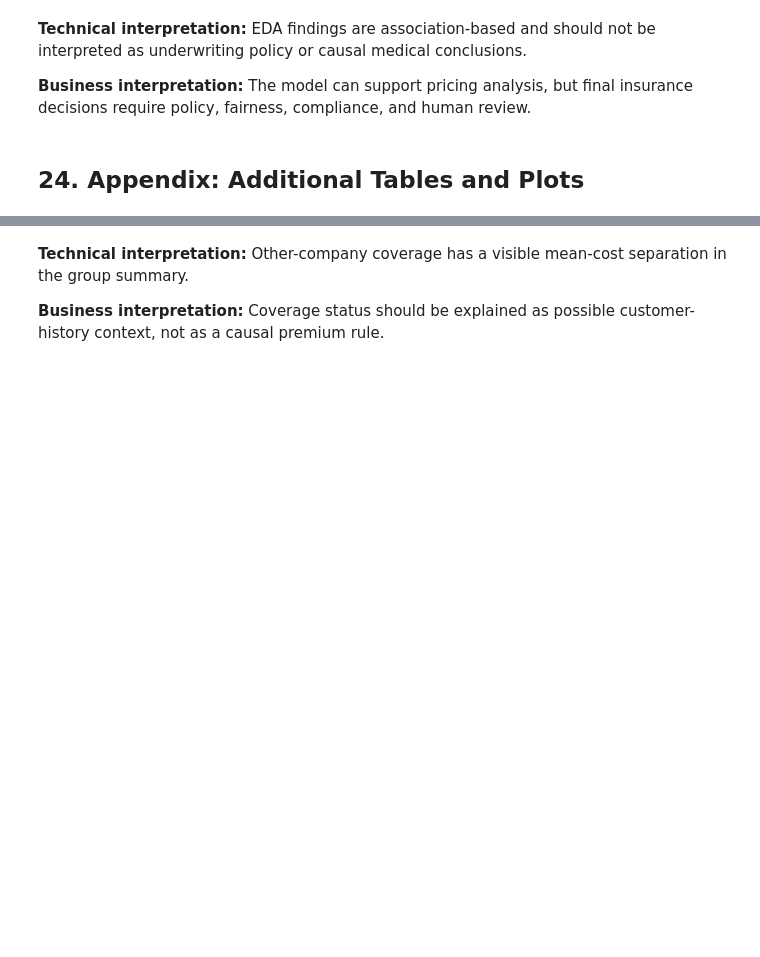
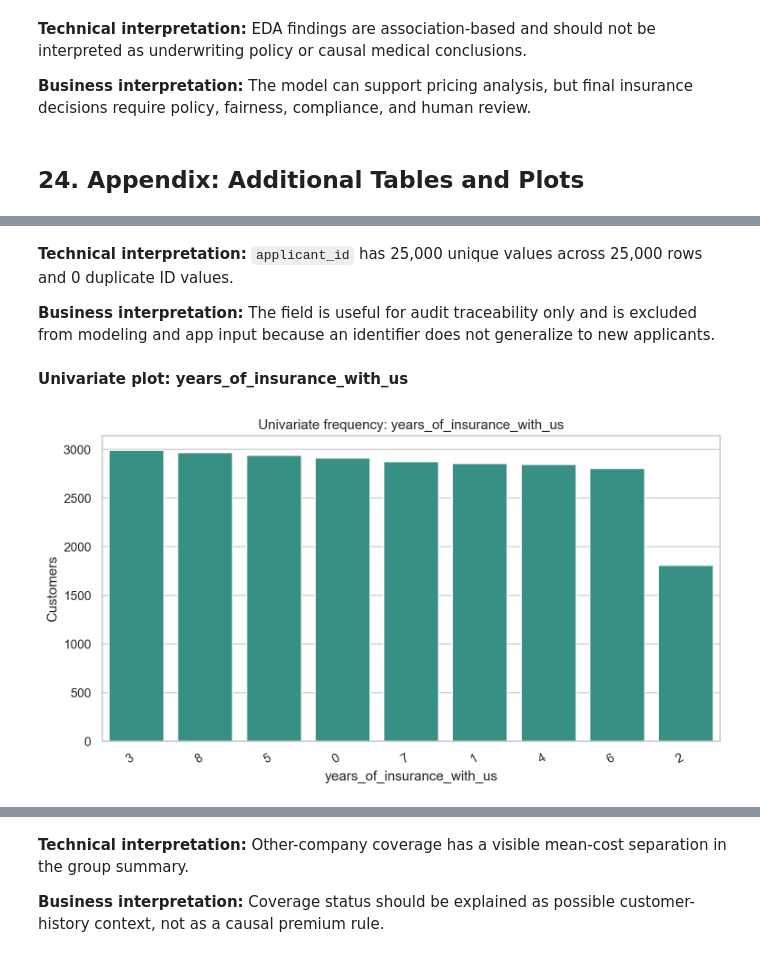
Before and after one commit to gunjan075/gl-capstone, a Jupyter notebook: notebooks/01_milestone1_eda.ipynb, the cells around one changed output, grey strips where cells are left out. Saved outputs shown, nothing was run; the diff lists cells and outputs as text; code cells hidden in the pictures; blank space fills up the shorter version.

```diff
--- a/notebooks/01_milestone1_eda.ipynb
+++ b/notebooks/01_milestone1_eda.ipynb
@@ -946,0 +987,14 @@ pd.DataFrame({"available_table": appendix_files}).head(80)
+# %% [markdown]
+**Technical interpretation:** `applicant_id` has 25,000 unique values across 25,000 rows and 0 duplicate ID values.
+
+**Business interpretation:** The field is useful for audit traceability only and is excluded from modeling and app input because an identifier does not generalize to new applicants.
+# %%
+image_path = ROOT / 'outputs/figures/univariate_years_of_insurance_with_us.png'
+display(Markdown("**Univariate plot: years_of_insurance_with_us**"))
+if image_path.exists():
+    display(Image(filename=str(image_path)))
+else:
+    print(f"Missing image: {image_path}")
+# %% [output]
+**Univariate plot: years_of_insurance_with_us**
+[figure, added]
```
Also changed, not shown: parts of 51 cells of this notebook, 39 other files.
